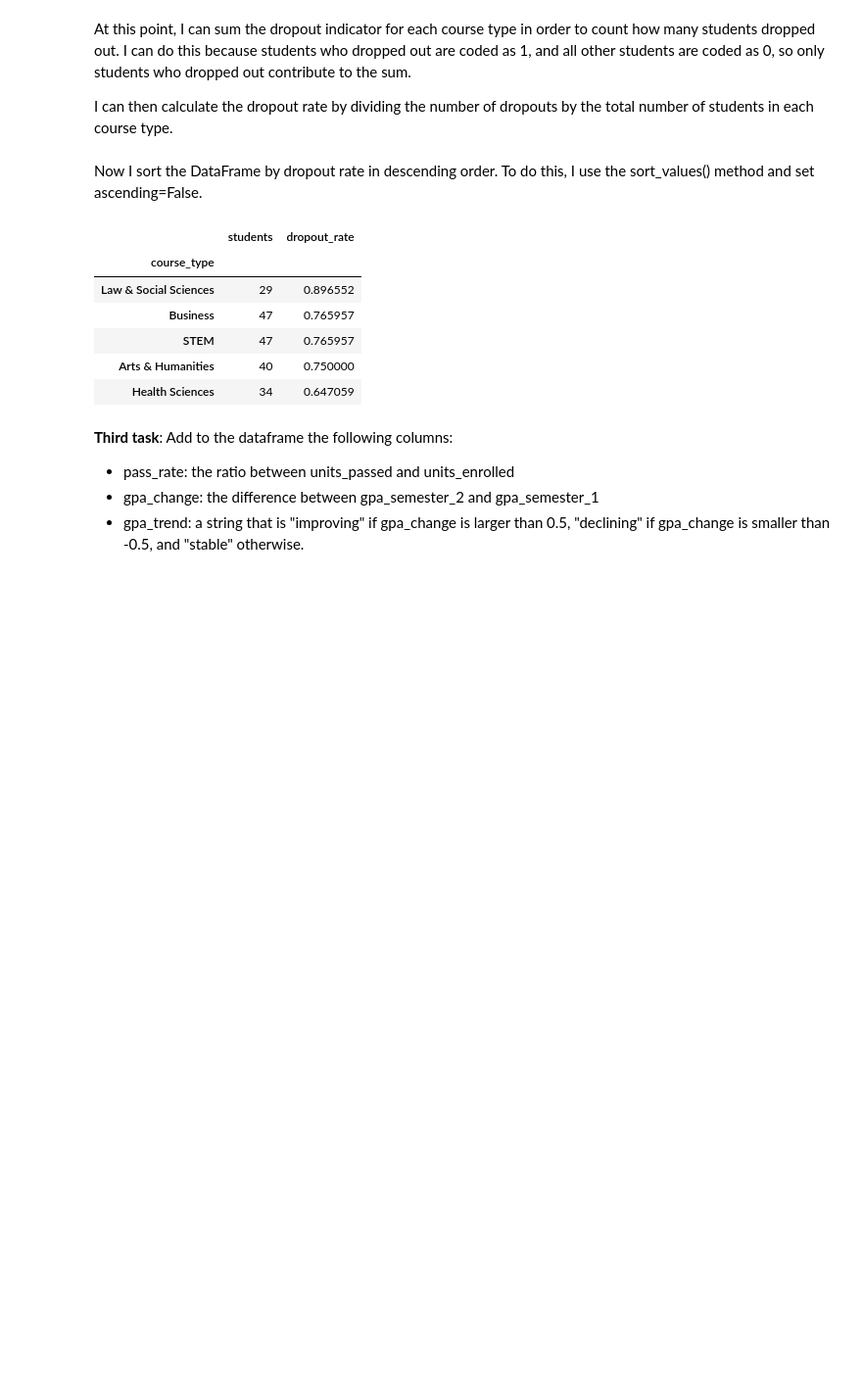
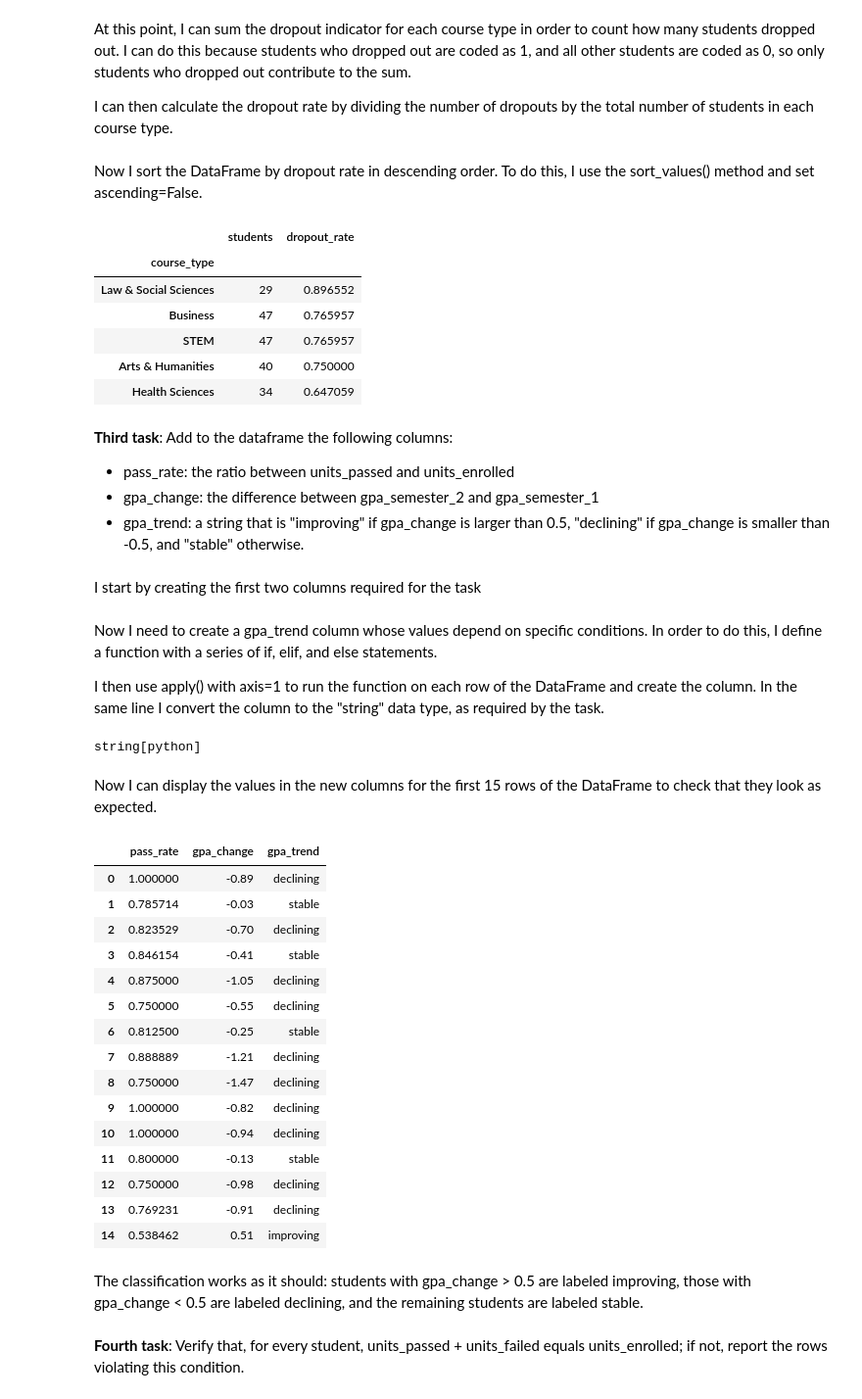
Before and after one commit to reneefarinelli/Farinelli_project, a Jupyter notebook: project_science.ipynb, the cells around one changed output. Shown at 98% size. Cells and saved outputs as stored; diff of their text form; code cells hidden in the pictures; blank space fills up the shorter version.

```diff
--- a/project_science.ipynb
+++ b/project_science.ipynb
@@ -174,3 +174,53 @@ Add to the dataframe the following columns:
 - pass_rate: the ratio between units_passed and units_enrolled
 - gpa_change: the difference between gpa_semester_2 and gpa_semester_1
 - gpa_trend: a string that is "improving" if gpa_change is larger than 0.5, "declining" if gpa_change is smaller than -0.5, and   "stable" otherwise.
+# %% [markdown]
+I start by creating the first two columns required for the task
+# %%
+students['pass_rate'] = students['units_passed']/ students['units_enrolled']
+students['gpa_change'] = students['gpa_semester_2'] - students['gpa_semester_1']
+# %% [markdown]
+Now I need to create a gpa_trend column whose values depend on specific conditions.
+In order to do this, I define a function with a series of if, elif, and else statements.
+
+I then use apply() with axis=1 to run the function on each row of the DataFrame and create the column.
+In the same line I convert the column to the "string" data type, as required by the task.
+# %%
+def trend(row):
+    if row['gpa_change'] > 0.5:
+        return 'improving'
+    elif row['gpa_change'] < - 0.5:
+            return 'declining'
+    else:
+        return 'stable'
+
+students['gpa_trend'] = students.apply(trend, axis=1).astype("string")
+students['gpa_trend'].dtype
+# %% [output]
+string[python]
+# %% [markdown]
+Now I can display the values in the new columns for the first 15 rows of the DataFrame to check that they look as expected.
+# %%
+students[['pass_rate' , 'gpa_change' , 'gpa_trend']].head(15)
+# %% [output]
+|  | pass_rate | gpa_change | gpa_trend |
+| 0 | 1.000000 | -0.89 | declining |
+| 1 | 0.785714 | -0.03 | stable |
+| 2 | 0.823529 | -0.70 | declining |
+| 3 | 0.846154 | -0.41 | stable |
+| 4 | 0.875000 | -1.05 | declining |
+| 5 | 0.750000 | -0.55 | declining |
+| 6 | 0.812500 | -0.25 | stable |
+| 7 | 0.888889 | -1.21 | declining |
+| 8 | 0.750000 | -1.47 | declining |
+| 9 | 1.000000 | -0.82 | declining |
+| 10 | 1.000000 | -0.94 | declining |
+| 11 | 0.800000 | -0.13 | stable |
+| 12 | 0.750000 | -0.98 | declining |
+| 13 | 0.769231 | -0.91 | declining |
+| 14 | 0.538462 | 0.51 | improving |
+# %% [markdown]
+The classification works as it should: students with gpa_change > 0.5 are labeled improving, those with gpa_change < 0.5 are labeled declining, and the remaining students are labeled stable.
+# %% [markdown]
+**Fourth task**:
+Verify that, for every student, units_passed + units_failed equals units_enrolled; if not, report the rows violating this condition.
```
Also changed, not shown: parts of 2 cells of this notebook.
